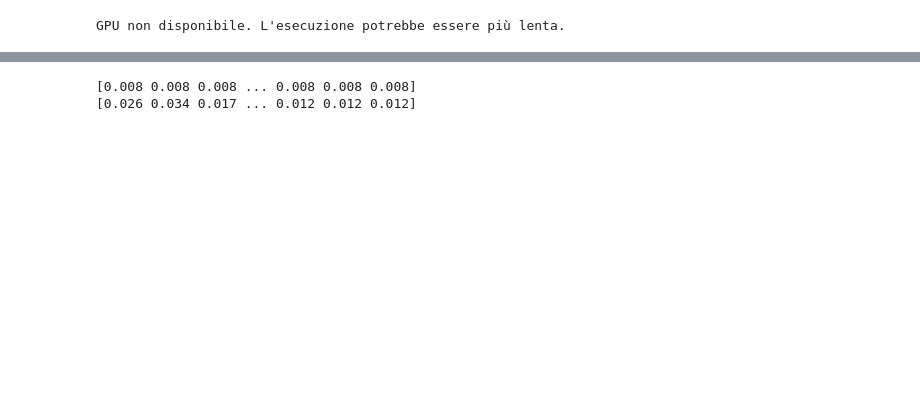
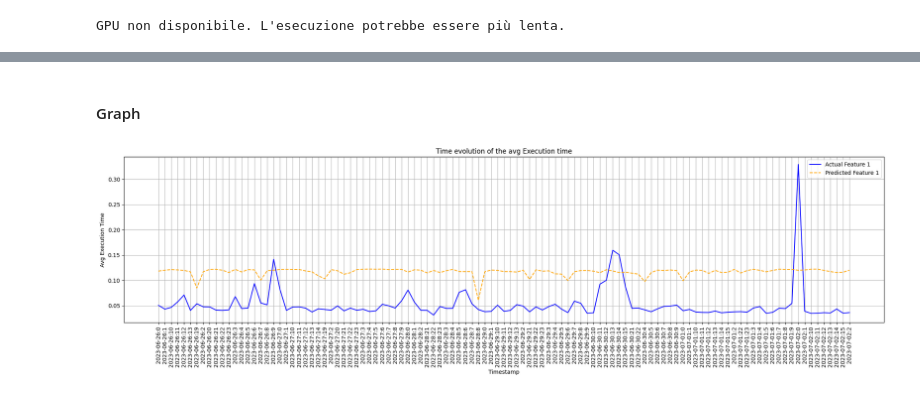
Before and after one commit to AnastasiaBrinati/experiments-Flower, a Jupyter notebook: Endpoint1.ipynb, the cells around one changed output, grey strips where cells are left out. Cells and saved outputs as stored; diff of their text form; code cells hidden in the pictures; blank space fills up the shorter version.

```diff
--- a/Endpoint1.ipynb
+++ b/Endpoint1.ipynb
@@ -271,3 +490,5 @@ First prediction: [[0.008 0.015]
+# %% [markdown]
+#### Graph
 # %%
 # FEATURE 1
 
@@ -276,22 +497,39 @@ y_pred_feature1 = y_pred[:, :, 0]  # Shape: (num_samples, timesteps)
 y_test_feature1 = y_test[:, :, 0]  # Shape: (num_samples, timesteps)
 
 # Step 2: Prendi il primo valore per ogni sequenza eccetto l'ultima
-first_values_pred = np.array([seq[0] for seq in y_pred_feature1[:-1]])
-first_values_actual = np.array([seq[0] for seq in y_test_feature1[:-1]])
+first_values_pred = np.array([seq[0] for seq in y_pred_feature1])
+first_values_actual = np.array([seq[0] for seq in y_test_feature1])
 
 # Step 3: Aggiungi l'intera ultima sequenza
-last_sequence_pred = y_pred_feature1[-1]  # L'ultima sequenza completa
-last_sequence_actual = y_test_feature1[-1]  # L'ultima sequenza completa
+#last_sequence_pred = y_pred_feature1[-1]  # L'ultima sequenza completa
+#last_sequence_actual = y_test_feature1[-1]  # L'ultima sequenza completa
 
 # Step 4: Combina i valori in un unico array
-new_array_pred = np.concatenate([first_values_pred, last_sequence_pred])
-new_array_actual = np.concatenate([first_values_actual, last_sequence_actual])
+#new_array_pred = np.concatenate([first_values_pred, last_sequence_pred])
+#new_array_actual = np.concatenate([first_values_actual, last_sequence_actual])
 # %%
-print(new_array_pred)
-print(new_array_actual)
+print(first_values_pred)
+print(first_values_actual)
-# %% [output]
-[0.008 0.008 0.008 ... 0.008 0.008 0.008]
-[0.026 0.034 0.017 ... 0.012 0.012 0.012]
+# %%
+import numpy as np
+import matplotlib.pyplot as plt
+
+# Grafico
+plt.figure(figsize=(20, 6))
+plt.plot(timestamps, first_values_actual, label='Actual Feature 1', color='blue')
+plt.plot(timestamps, first_values_pred, label='Predicted Feature 1', linestyle='dashed', color='orange')
+
+# Personalizzazione del grafico
+plt.title("Time evolution of the avg Execution time")
+plt.xlabel("Timestamp")
+plt.ylabel("Avg Execution Time")
+plt.xticks(rotation=90)  # Rotazione dei timestamp per leggibilità
+plt.legend()
+plt.grid()
+plt.tight_layout()  # Per evitare sovrapposizioni
+plt.show()
+# %% [output]
+[figure, added]
 # %%
 # FEATURE 2
 
```
Also changed, not shown: parts of 60 cells of this notebook.
